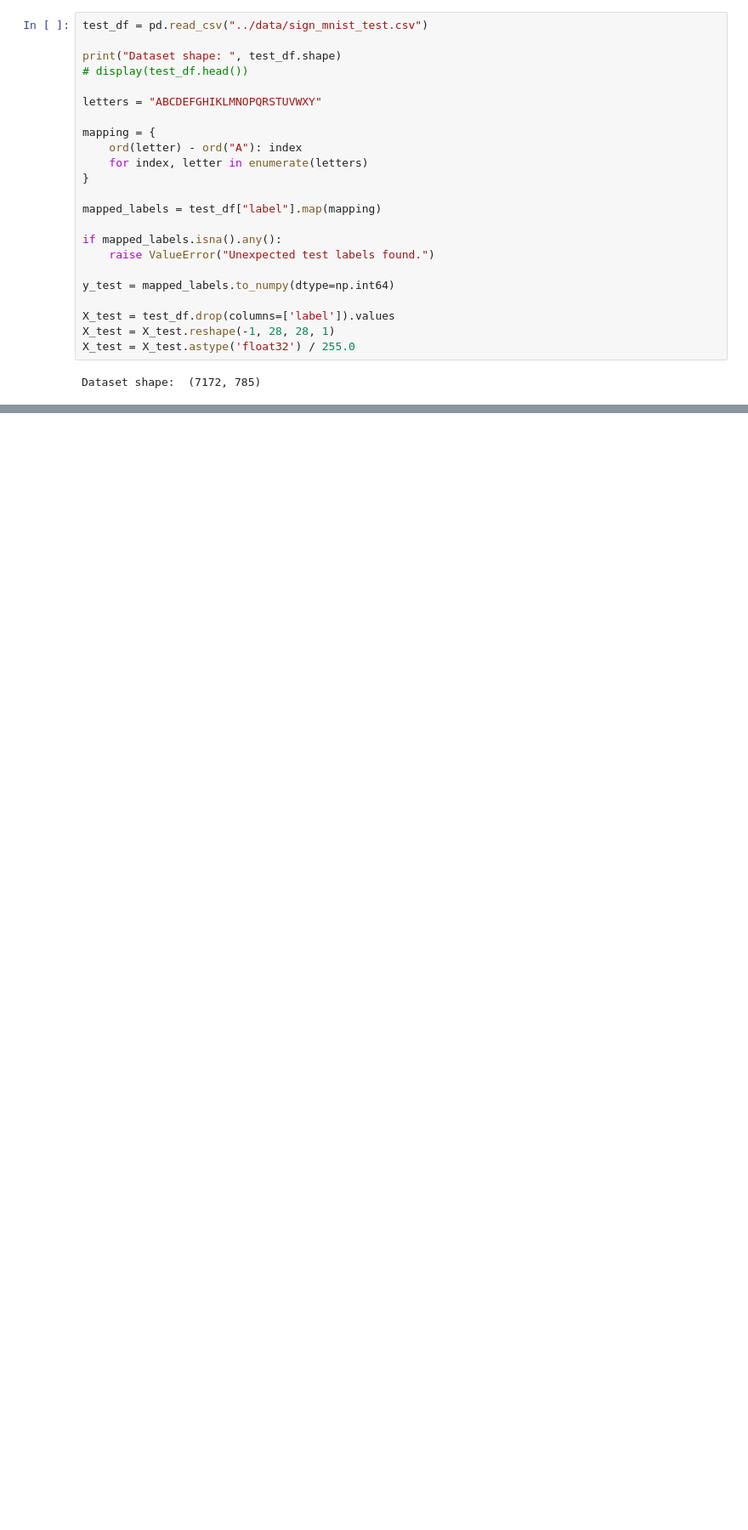
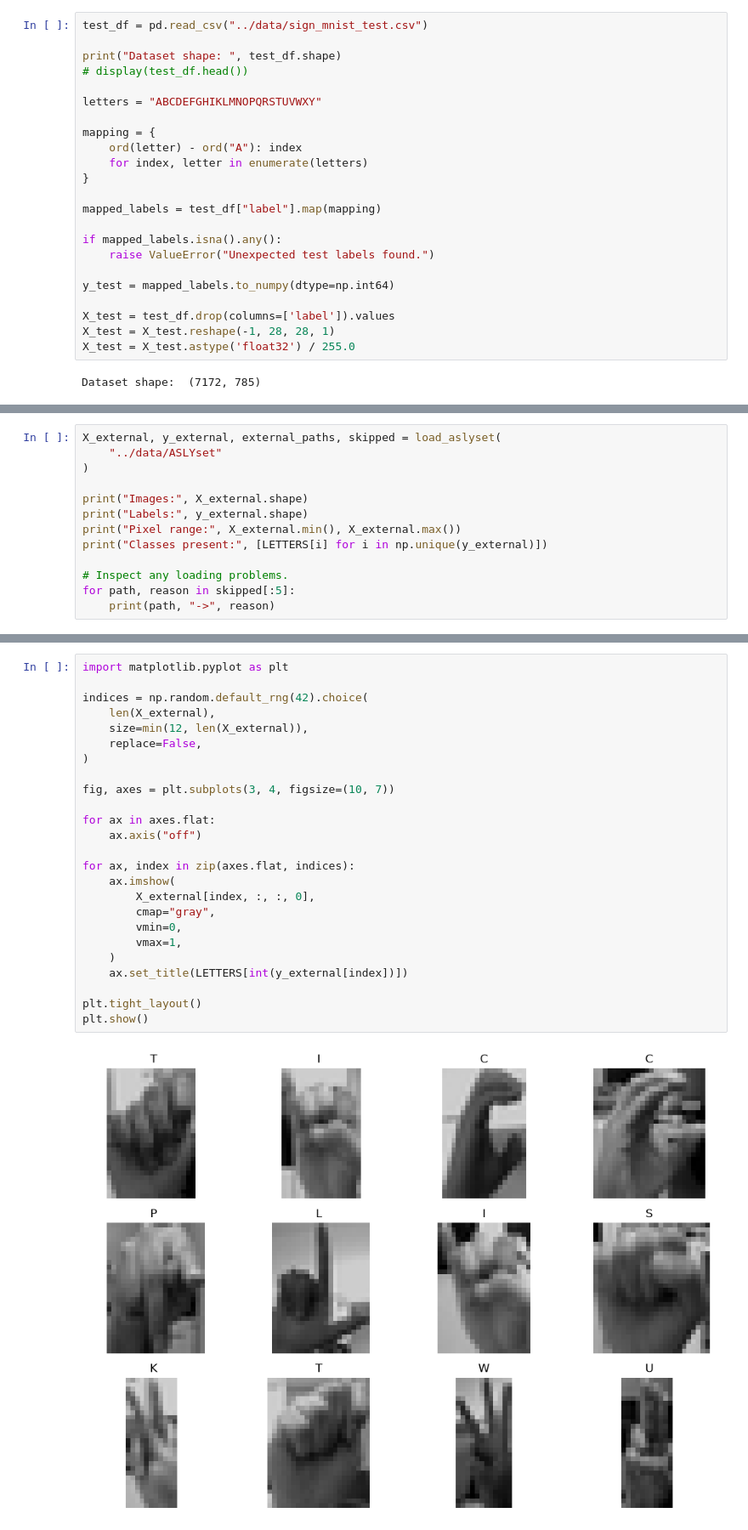
Before and after one commit to minarmaing/HandSpell, a Jupyter notebook: notebooks/kazim_cnn_v02.ipynb, the cells around one changed output, grey strips where cells are left out. Shown at 85% size. Drawn from its saved outputs; the diff is of its cells as text; blank space fills up the shorter version.

```diff
--- a/notebooks/kazim_cnn_v02.ipynb
+++ b/notebooks/kazim_cnn_v02.ipynb
@@ -417,0 +561,13 @@ weighted avg      0.915     0.905     0.904      7172
+# %%
+X_external, y_external, external_paths, skipped = load_aslyset(
+    "../data/ASLYset"
+)
+
+print("Images:", X_external.shape)
+print("Labels:", y_external.shape)
+print("Pixel range:", X_external.min(), X_external.max())
+print("Classes present:", [LETTERS[i] for i in np.unique(y_external)])
+
+# Inspect any loading problems.
+for path, reason in skipped[:5]:
+    print(path, "->", reason)
@@ -417,0 +581,27 @@ weighted avg      0.915     0.905     0.904      7172
+# %%
+import matplotlib.pyplot as plt
+
+indices = np.random.default_rng(42).choice(
+    len(X_external),
+    size=min(12, len(X_external)),
+    replace=False,
+)
+
+fig, axes = plt.subplots(3, 4, figsize=(10, 7))
+
+for ax in axes.flat:
+    ax.axis("off")
+
+for ax, index in zip(axes.flat, indices):
+    ax.imshow(
+        X_external[index, :, :, 0],
+        cmap="gray",
+        vmin=0,
+        vmax=1,
+    )
+    ax.set_title(LETTERS[int(y_external[index])])
+
+plt.tight_layout()
+plt.show()
+# %% [output]
+[figure, added]
```
Also changed, not shown: parts of 15 cells of this notebook, 7 other files.
